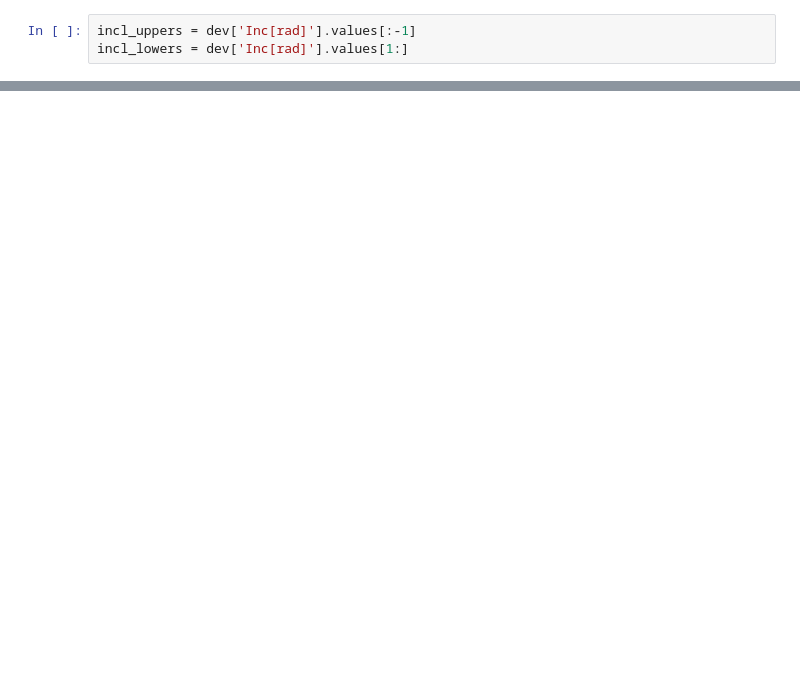
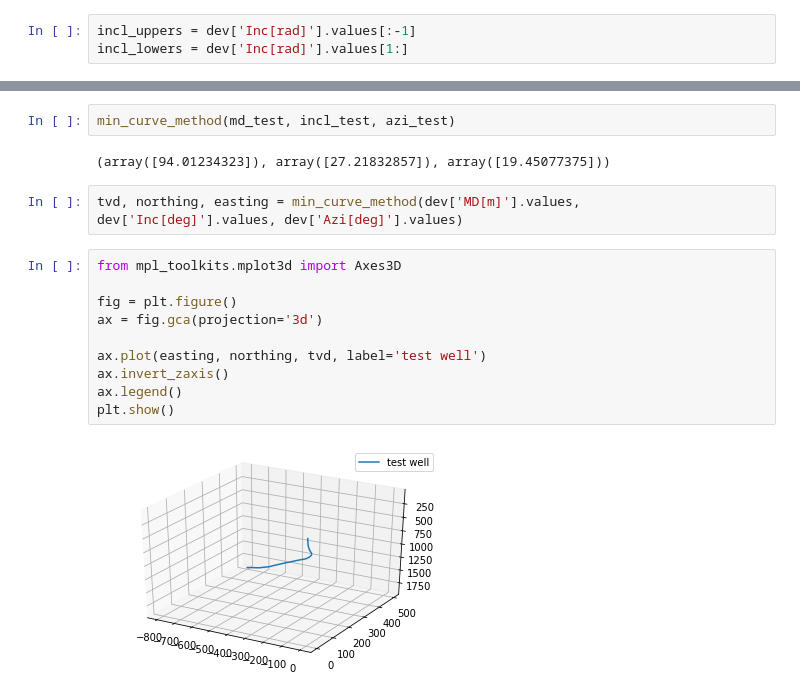
Before and after one commit to Zabamund/wellpathpy, a Jupyter notebook: notebooks/Wellpathpy_proto.ipynb, the cells around one changed output, grey strips where cells are left out. Drawn from its saved outputs; the diff is of its cells as text; blank space fills up the shorter version.

Commit message:
Add minimum curvature method.
Add minimum curvature method and tests for array-like behaviour,
array-shape, array-dtype, and increasing depth.

```diff
--- a/notebooks/Wellpathpy_proto.ipynb
+++ b/notebooks/Wellpathpy_proto.ipynb
@@ -302,0 +563,18 @@ plt.show()
+# %%
+min_curve_method(md_test, incl_test, azi_test)
+# %% [output]
+(array([94.01234323]), array([27.21832857]), array([19.45077375]))
+# %%
+tvd, northing, easting = min_curve_method(dev['MD[m]'].values, dev['Inc[deg]'].values, dev['Azi[deg]'].values)
+# %%
+from mpl_toolkits.mplot3d import Axes3D
+
+fig = plt.figure()
+ax = fig.gca(projection='3d')
+
+ax.plot(easting, northing, tvd, label='test well')
+ax.invert_zaxis()
+ax.legend()
+plt.show()
+# %% [output]
+[figure, added]
```
Also changed, not shown: parts of 27 cells of this notebook, 2 other files.
